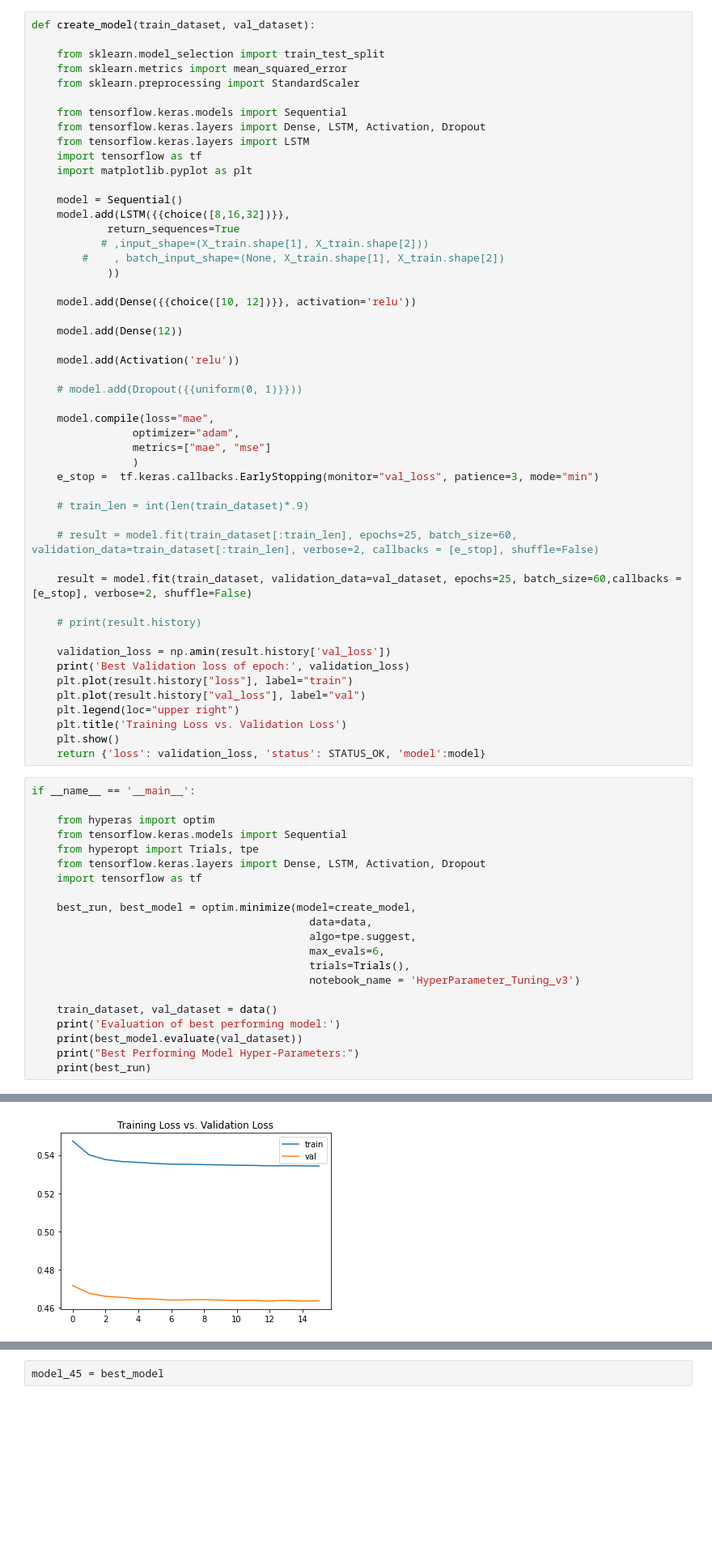
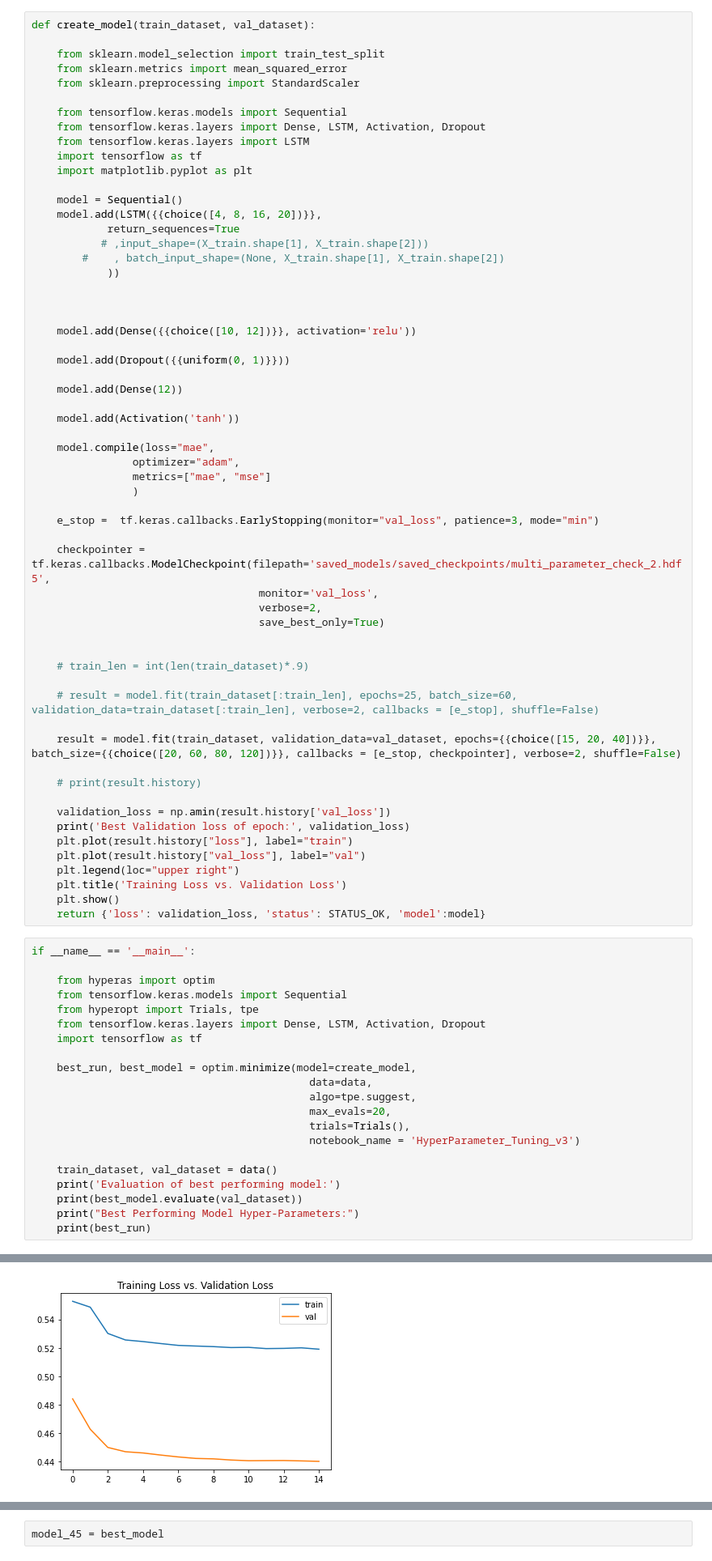
Before and after one commit to tward90/LSTM_Weather_Forecast, a Jupyter notebook: HyperParameter_Tuning_v3.ipynb, the cells around one changed output, grey strips where cells are left out. Shown at 81% size. Drawn from its saved outputs; the diff is of its cells as text; blank space fills up the shorter version.

Commit message:
pushed final tuned models and renamed model folder

```diff
--- a/HyperParameter_Tuning_v3.ipynb
+++ b/HyperParameter_Tuning_v3.ipynb
@@ -184,31 +184,40 @@ def create_model(train_dataset, val_dataset):
     import matplotlib.pyplot as plt
 
     model = Sequential()
-    model.add(LSTM({{choice([8,16,32])}},
+    model.add(LSTM({{choice([4, 8, 16, 20])}},
             return_sequences=True
            # ,input_shape=(X_train.shape[1], X_train.shape[2]))
         #    , batch_input_shape=(None, X_train.shape[1], X_train.shape[2])
             ))
 
+
+
     model.add(Dense({{choice([10, 12])}}, activation='relu'))
+
+    model.add(Dropout({{uniform(0, 1)}}))
 
     model.add(Dense(12))
 
-    model.add(Activation('relu'))
-
-    # model.add(Dropout({{uniform(0, 1)}}))
+    model.add(Activation('tanh'))
 
     model.compile(loss="mae",
                 optimizer="adam",
                 metrics=["mae", "mse"]
                 )
+
     e_stop =  tf.keras.callbacks.EarlyStopping(monitor="val_loss", patience=3, mode="min")
+
+    checkpointer = tf.keras.callbacks.ModelCheckpoint(filepath='saved_models/saved_checkpoints/multi_parameter_check_2.hdf5',
+                                    monitor='val_loss',
+                                    verbose=2,
+                                    save_best_only=True)
+
 
     # train_len = int(len(train_dataset)*.9)
 
     # result = model.fit(train_dataset[:train_len], epochs=25, batch_size=60, validation_data=train_dataset[:train_len], verbose=2, callbacks = [e_stop], shuffle=False)
 
-    result = model.fit(train_dataset, validation_data=val_dataset, epochs=25, batch_size=60,callbacks = [e_stop], verbose=2, shuffle=False)
+    result = model.fit(train_dataset, validation_data=val_dataset, epochs={{choice([15, 20, 40])}}, batch_size={{choice([20, 60, 80, 120])}}, callbacks = [e_stop, checkpointer], verbose=2, shuffle=False)
 
     # print(result.history)
 
@@ -232,7 +241,7 @@ if __name__ == '__main__':
     best_run, best_model = optim.minimize(model=create_model,
                                             data=data,
                                             algo=tpe.suggest,
-                                            max_evals=6,
+                                            max_evals=20,
                                             trials=Trials(),
                                             notebook_name = 'HyperParameter_Tuning_v3')
 
@@ -280 +289 @@ Best Validation loss of epoch:
-[figure, old version]
+[figure, new version]
```
Also changed, not shown: parts of 11 cells of this notebook, 24 other files.
